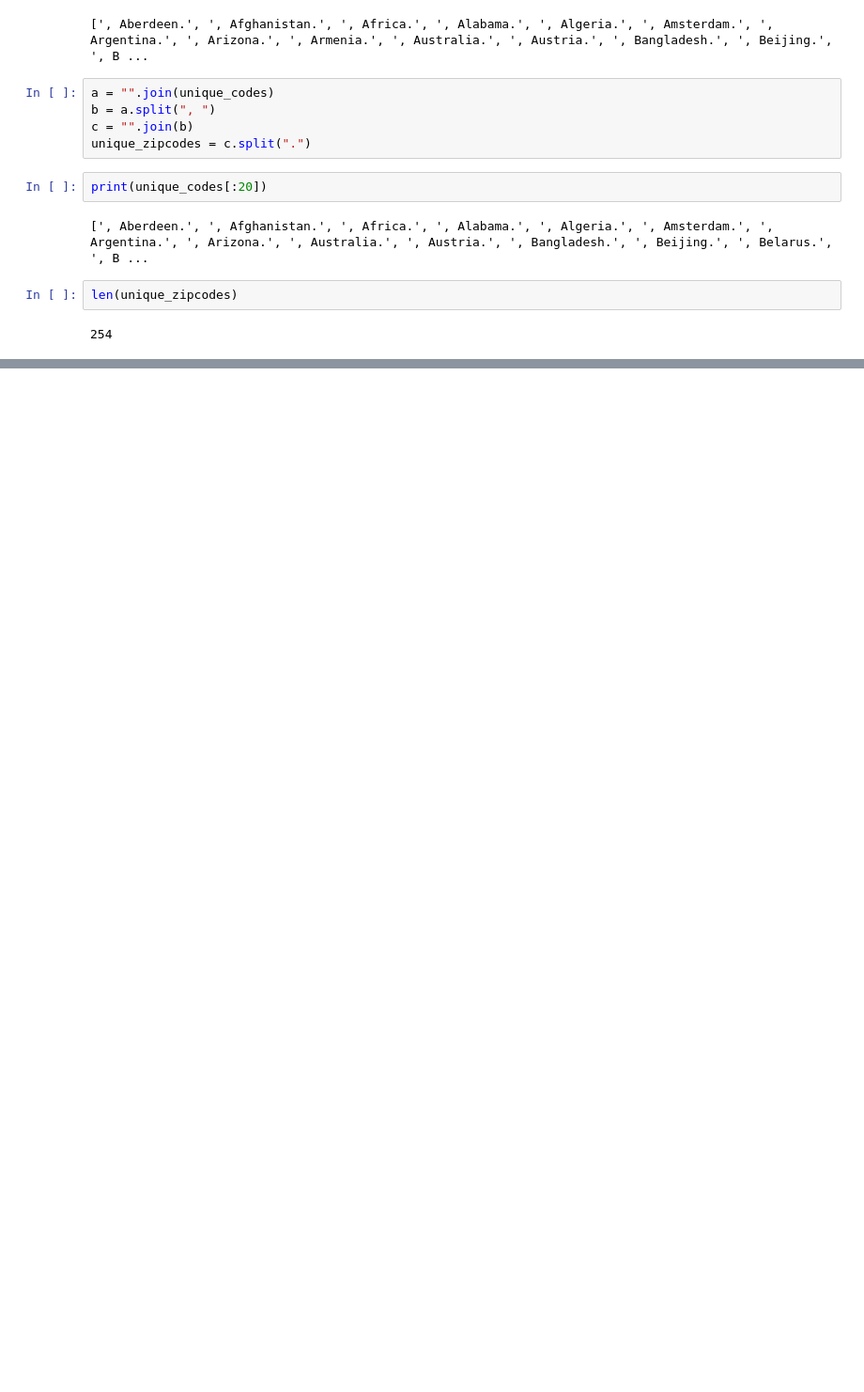
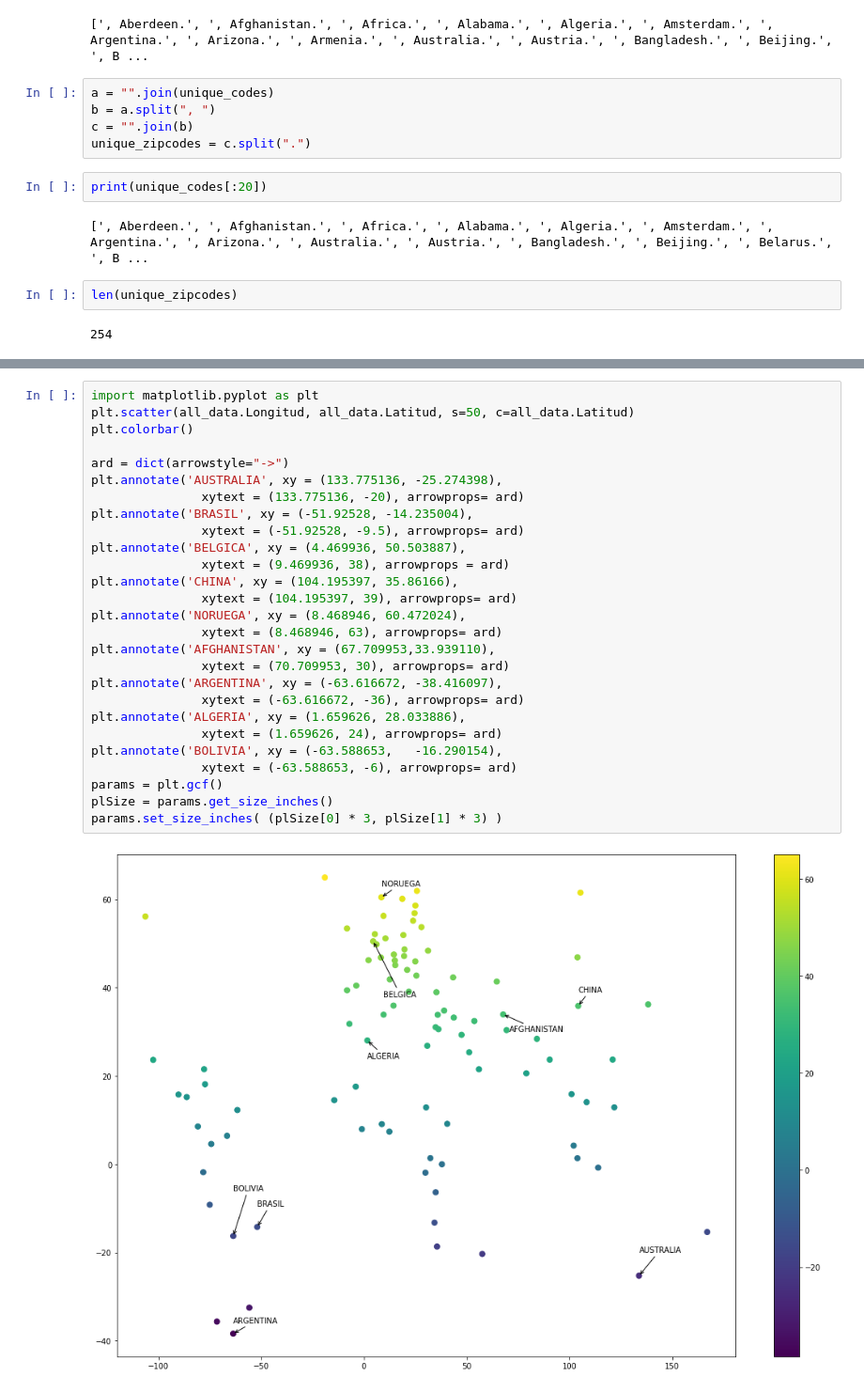
Before and after one commit to Rodrigo-190/Tarea-2-Bioinformatica, a Jupyter notebook: Tarea2.ipynb, the cells around one changed output, grey strips where cells are left out. Shown: that part at 94% size. Cells and saved outputs as stored; diff of their text form; blank space fills up the shorter version.

```diff
--- a/Tarea2.ipynb
+++ b/Tarea2.ipynb
@@ -96,0 +117,29 @@ Coordenadas.head(10)
+# %%
+import matplotlib.pyplot as plt
+plt.scatter(all_data.Longitud, all_data.Latitud, s=50, c=all_data.Latitud)
+plt.colorbar()
+
+ard = dict(arrowstyle="->")
+plt.annotate('AUSTRALIA', xy = (133.775136, -25.274398),
+               xytext = (133.775136, -20), arrowprops= ard)
+plt.annotate('BRASIL', xy = (-51.92528, -14.235004),
+               xytext = (-51.92528, -9.5), arrowprops= ard)
+plt.annotate('BELGICA', xy = (4.469936, 50.503887),
+               xytext = (9.469936, 38), arrowprops = ard)
+plt.annotate('CHINA', xy = (104.195397, 35.86166),
+               xytext = (104.195397, 39), arrowprops= ard)
+plt.annotate('NORUEGA', xy = (8.468946, 60.472024),
+               xytext = (8.468946, 63), arrowprops= ard)
+plt.annotate('AFGHANISTAN', xy = (67.709953,33.939110),
+               xytext = (70.709953, 30), arrowprops= ard)
+plt.annotate('ARGENTINA', xy = (-63.616672,	-38.416097),
+               xytext = (-63.616672, -36), arrowprops= ard)
+plt.annotate('ALGERIA', xy = (1.659626,	28.033886),
+               xytext = (1.659626, 24), arrowprops= ard)
+plt.annotate('BOLIVIA', xy = (-63.588653,	-16.290154),
+               xytext = (-63.588653, -6), arrowprops= ard)
+params = plt.gcf()
+plSize = params.get_size_inches()
+params.set_size_inches( (plSize[0] * 3, plSize[1] * 3) )
+# %% [output]
+[figure, added]
```
Also changed, not shown: parts of 4 cells of this notebook.
